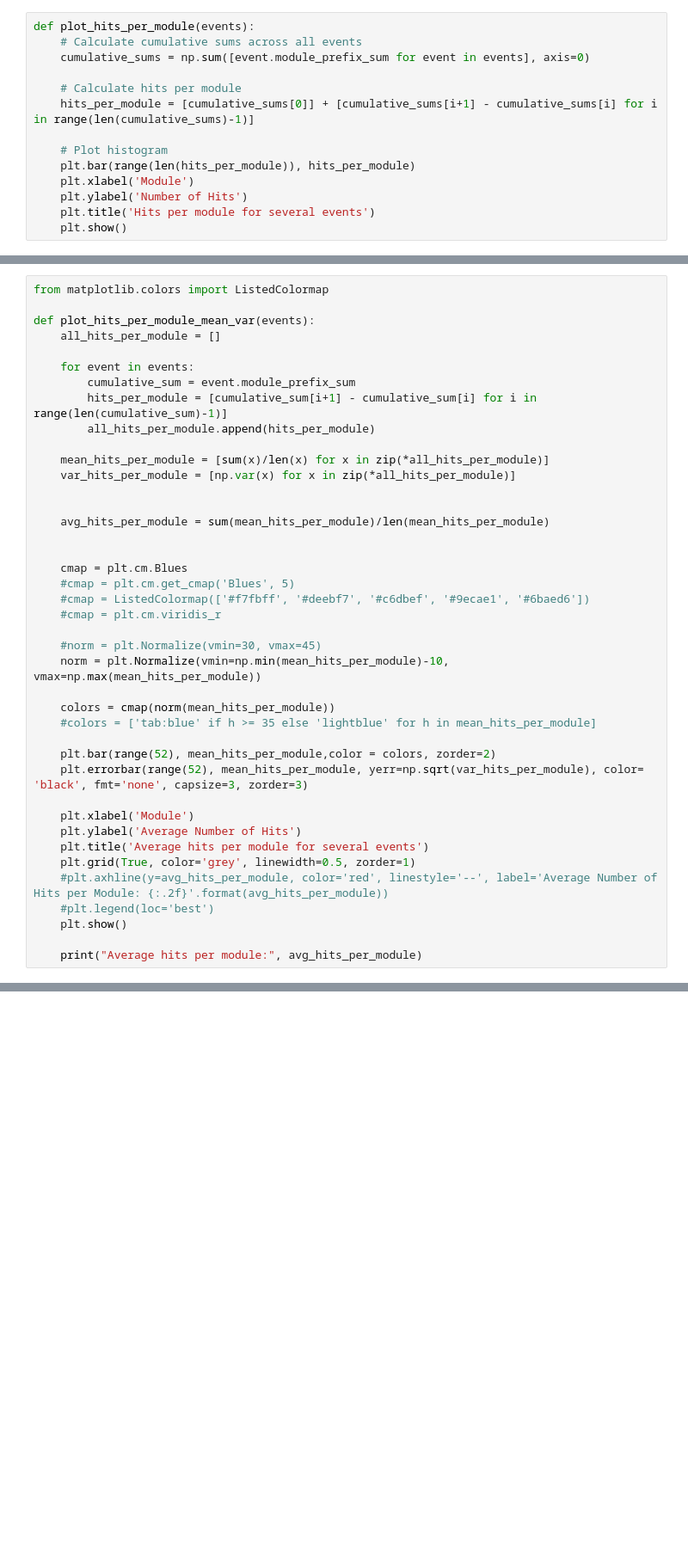
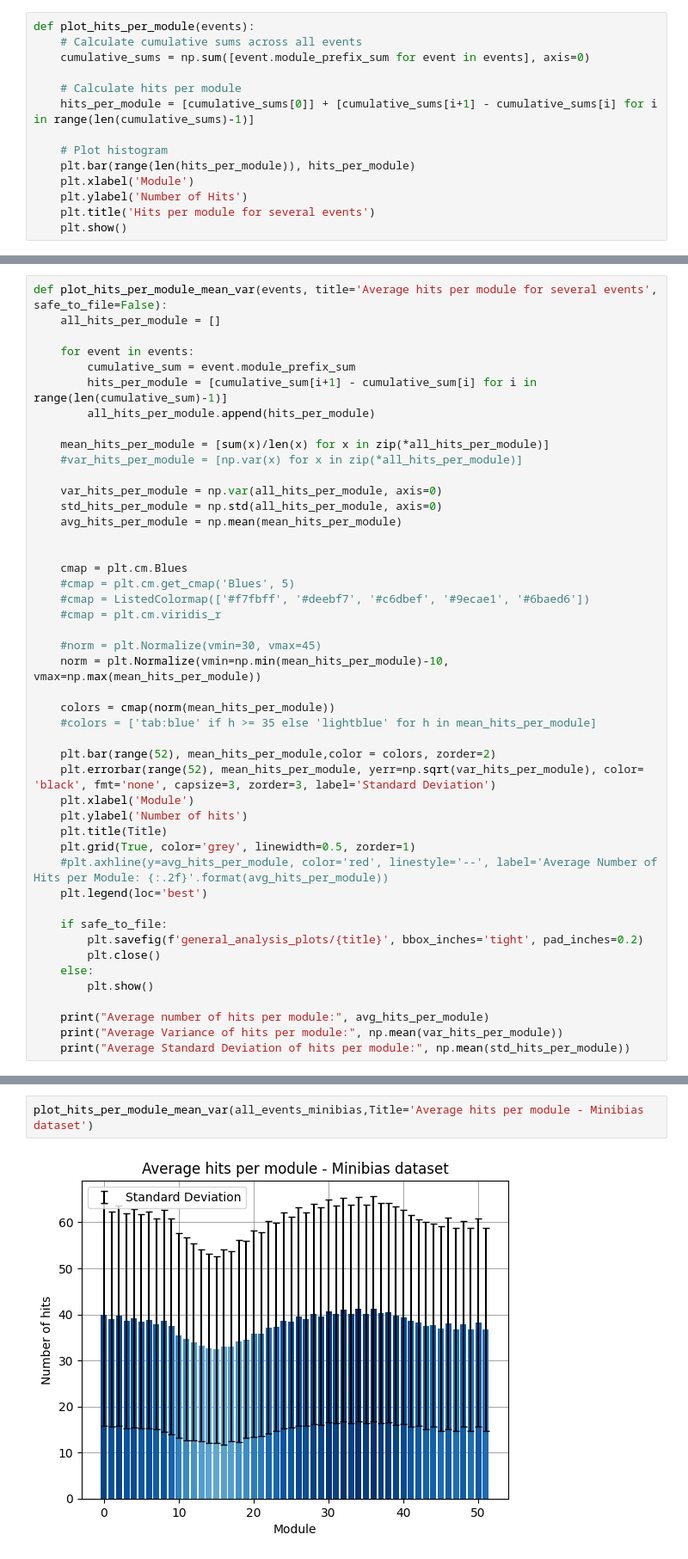
Before and after one commit to alawaree/Code_Thesis_HopfieldNetwork_VELO, a Jupyter notebook: data_analysis/general_data_analysis.ipynb, the cells around one changed output, grey strips where cells are left out. Shown at 86% size. Drawn from its saved outputs; the diff is of its cells as text; blank space fills up the shorter version.

```diff
--- a/data_analysis/general_data_analysis.ipynb
+++ b/data_analysis/general_data_analysis.ipynb
@@ -597,7 +593,5 @@ Average hits per module: 37.76685349826053
 # %%
-from matplotlib.colors import ListedColormap
-
-def plot_hits_per_module_mean_var(events):
+def plot_hits_per_module_mean_var(events, title='Average hits per module for several events', safe_to_file=False):
     all_hits_per_module = []
 
     for event in events:
@@ -606,10 +600,11 @@ def plot_hits_per_module_mean_var(events):
         all_hits_per_module.append(hits_per_module)
 
     mean_hits_per_module = [sum(x)/len(x) for x in zip(*all_hits_per_module)]
-    var_hits_per_module = [np.var(x) for x in zip(*all_hits_per_module)]
+    #var_hits_per_module = [np.var(x) for x in zip(*all_hits_per_module)]
 
-
-    avg_hits_per_module = sum(mean_hits_per_module)/len(mean_hits_per_module)
+    var_hits_per_module = np.var(all_hits_per_module, axis=0)
+    std_hits_per_module = np.std(all_hits_per_module, axis=0)
+    avg_hits_per_module = np.mean(mean_hits_per_module)
 
 
     cmap = plt.cm.Blues
@@ -624,14 +619,20 @@ def plot_hits_per_module_mean_var(events):
     #colors = ['tab:blue' if h >= 35 else 'lightblue' for h in mean_hits_per_module]
 
     plt.bar(range(52), mean_hits_per_module,color = colors, zorder=2)
-    plt.errorbar(range(52), mean_hits_per_module, yerr=np.sqrt(var_hits_per_module), color= 'black', fmt='none', capsize=3, zorder=3)
-
+    plt.errorbar(range(52), mean_hits_per_module, yerr=np.sqrt(var_hits_per_module), color= 'black', fmt='none', capsize=3, zorder=3, label='Standard Deviation')
     plt.xlabel('Module')
-    plt.ylabel('Average Number of Hits')
-    plt.title('Average hits per module for several events')
+    plt.ylabel('Number of hits')
+    plt.title(Title)
     plt.grid(True, color='grey', linewidth=0.5, zorder=1)
     #plt.axhline(y=avg_hits_per_module, color='red', linestyle='--', label='Average Number of Hits per Module: {:.2f}'.format(avg_hits_per_module))
-    #plt.legend(loc='best')
-    plt.show()
+    plt.legend(loc='best')
 
-    print("Average hits per module:", avg_hits_per_module)
+    if safe_to_file:
+        plt.savefig(f'general_analysis_plots/{title}', bbox_inches='tight', pad_inches=0.2)
+        plt.close()
+    else:
+        plt.show()
+
+    print("Average number of hits per module:", avg_hits_per_module)
+    print("Average Variance of hits per module:", np.mean(var_hits_per_module))
+    print("Average Standard Deviation of hits per module:", np.mean(std_hits_per_module))
@@ -642,0 +648,4 @@ Average hits per module: 37.76685349826053
+# %%
+plot_hits_per_module_mean_var(all_events_minibias,Title='Average hits per module - Minibias dataset')
+# %% [output]
+[figure, added]
```
Also changed, not shown: parts of 70 cells of this notebook, 25 other files.
